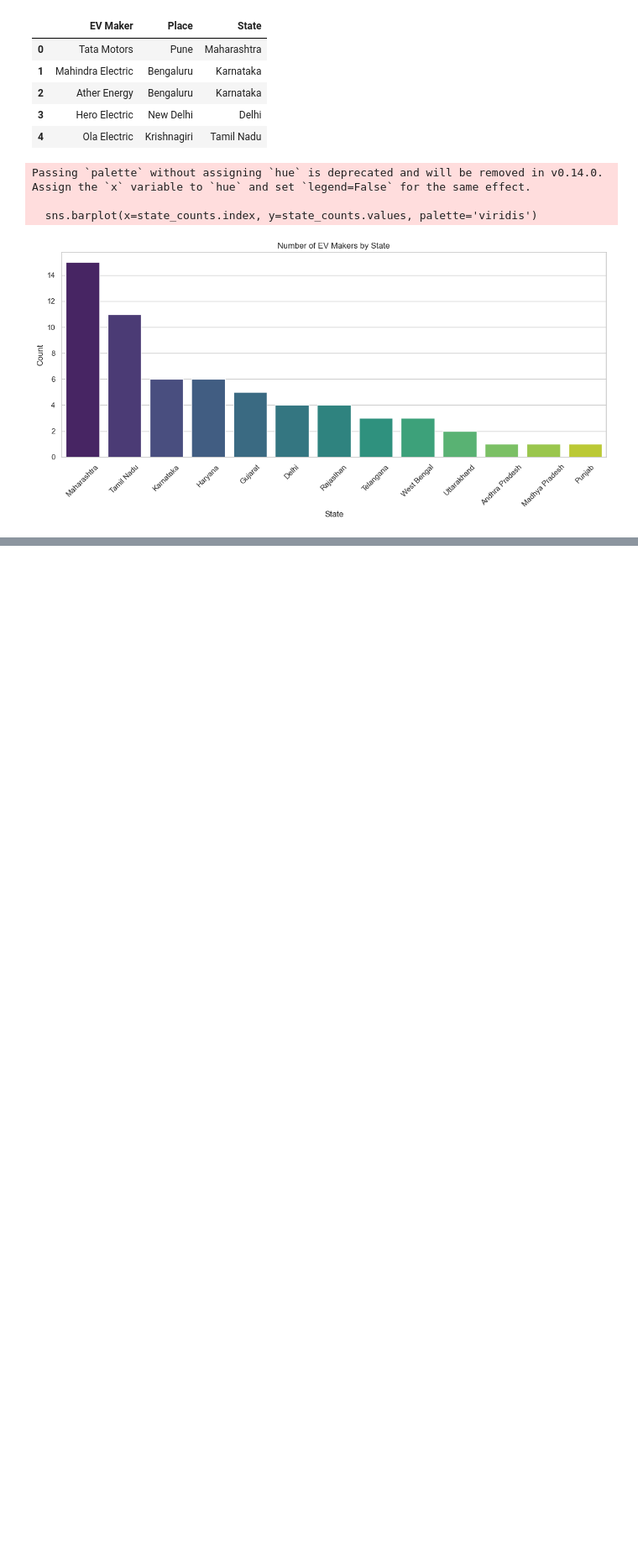
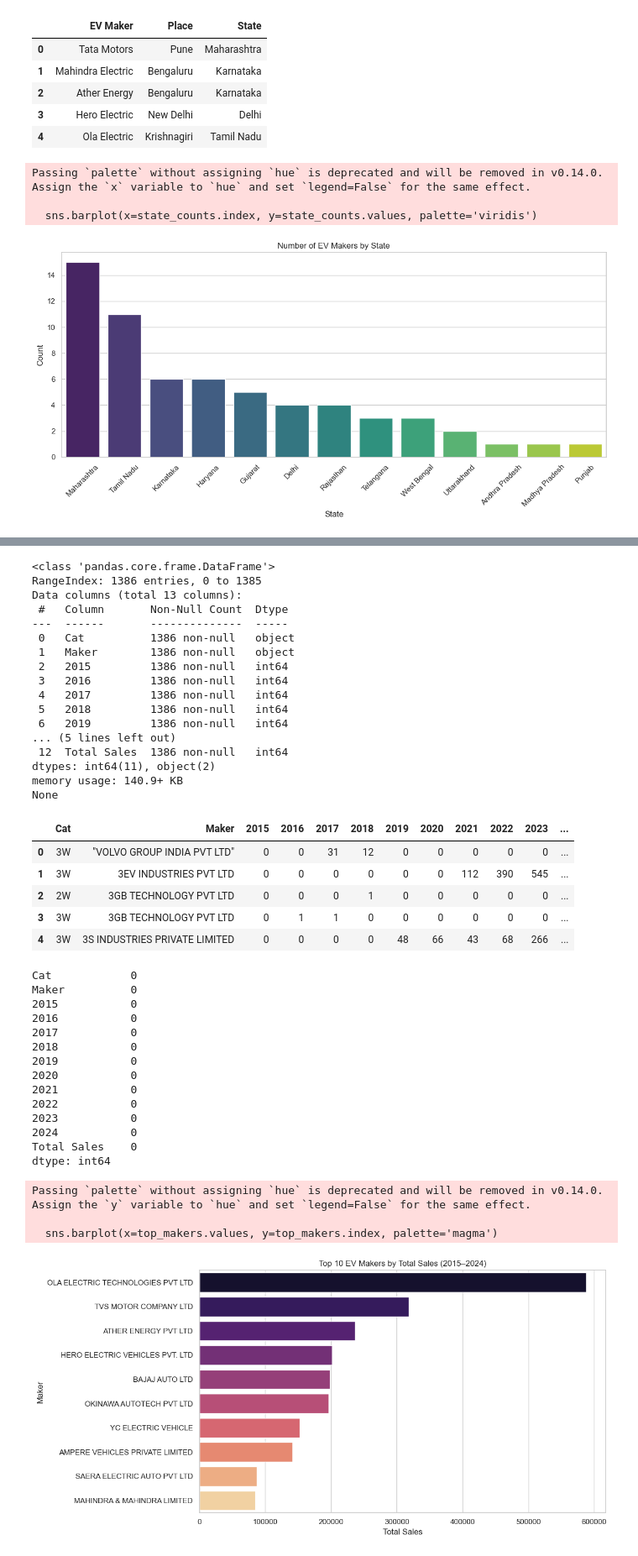
Before and after one commit to VisionExpo/EV-Market-Segmentation, a Jupyter notebook: notebooks/ev_market_analysis.ipynb, the cells around one changed output, grey strips where cells are left out. Shown: that part at 84% size. Cells and saved outputs as stored; diff of their text form; code cells hidden in the pictures; blank space fills up the shorter version.

```diff
--- a/notebooks/ev_market_analysis.ipynb
+++ b/notebooks/ev_market_analysis.ipynb
@@ -119,0 +104,59 @@ from datetime import datetime
+# %%
+# EV sales by maker and catogory
+ev_sales = pd.read_csv(ev_sales_path)
+ev_sales.iloc[:, 2:] = ev_sales.iloc[:, 2:].replace(',', '', regex=True).apply(pd.to_numeric, errors='coerce')
+ev_sales['Total Sales'] = ev_sales.loc[:, '2015':'2024'].sum(axis=1)
+top_makers = ev_sales.groupby('Maker')['Total Sales'].sum().sort_values(ascending=False).head(10)
+
+print(ev_sales.info())
+display(ev_sales.head())
+print(ev_sales.isnull().sum())
+
+plt.figure(figsize=(12, 6))
+sns.barplot(x=top_makers.values, y=top_makers.index, palette='magma')
+plt.title('Top 10 EV Makers by Total Sales (2015–2024)')
+plt.xlabel('Total Sales')
+plt.ylabel('Maker')
+plt.show()
+# %% [output]
+<class 'pandas.core.frame.DataFrame'>
+RangeIndex: 1386 entries, 0 to 1385
+Data columns (total 13 columns):
+ #   Column       Non-Null Count  Dtype
+---  ------       --------------  -----
+ 0   Cat          1386 non-null   object
+ 1   Maker        1386 non-null   object
+ 2   2015         1386 non-null   int64
+ 3   2016         1386 non-null   int64
+ 4   2017         1386 non-null   int64
+ 5   2018         1386 non-null   int64
+ 6   2019         1386 non-null   int64
+... (5 lines left out)
+ 12  Total Sales  1386 non-null   int64
+dtypes: int64(11), object(2)
+memory usage: 140.9+ KB
+None
+|  | Cat | Maker | 2015 | 2016 | 2017 | 2018 | 2019 | 2020 | 2021 | 2022 | 2023 | ... |
+| 0 | 3W | "VOLVO GROUP INDIA PVT LTD" | 0 | 0 | 31 | 12 | 0 | 0 | 0 | 0 | 0 | ... |
+| 1 | 3W | 3EV INDUSTRIES PVT LTD | 0 | 0 | 0 | 0 | 0 | 0 | 112 | 390 | 545 | ... |
+| 2 | 2W | 3GB TECHNOLOGY PVT LTD | 0 | 0 | 0 | 1 | 0 | 0 | 0 | 0 | 0 | ... |
+| 3 | 3W | 3GB TECHNOLOGY PVT LTD | 0 | 1 | 1 | 0 | 0 | 0 | 0 | 0 | 0 | ... |
+| 4 | 3W | 3S INDUSTRIES PRIVATE LIMITED | 0 | 0 | 0 | 0 | 48 | 66 | 43 | 68 | 266 | ... |
+Cat            0
+Maker          0
+2015           0
+2016           0
+2017           0
+2018           0
+2019           0
+2020           0
+2021           0
+2022           0
+2023           0
+2024           0
+Total Sales    0
+dtype: int64
+Passing `palette` without assigning `hue` is deprecated and will be removed in v0.14.0. Assign the `y` variable to `hue` and set `legend=False` for the same effect.
+
+  sns.barplot(x=top_makers.values, y=top_makers.index, palette='magma')
+[figure, added]
```
Also changed, not shown: parts of 9 cells of this notebook.
